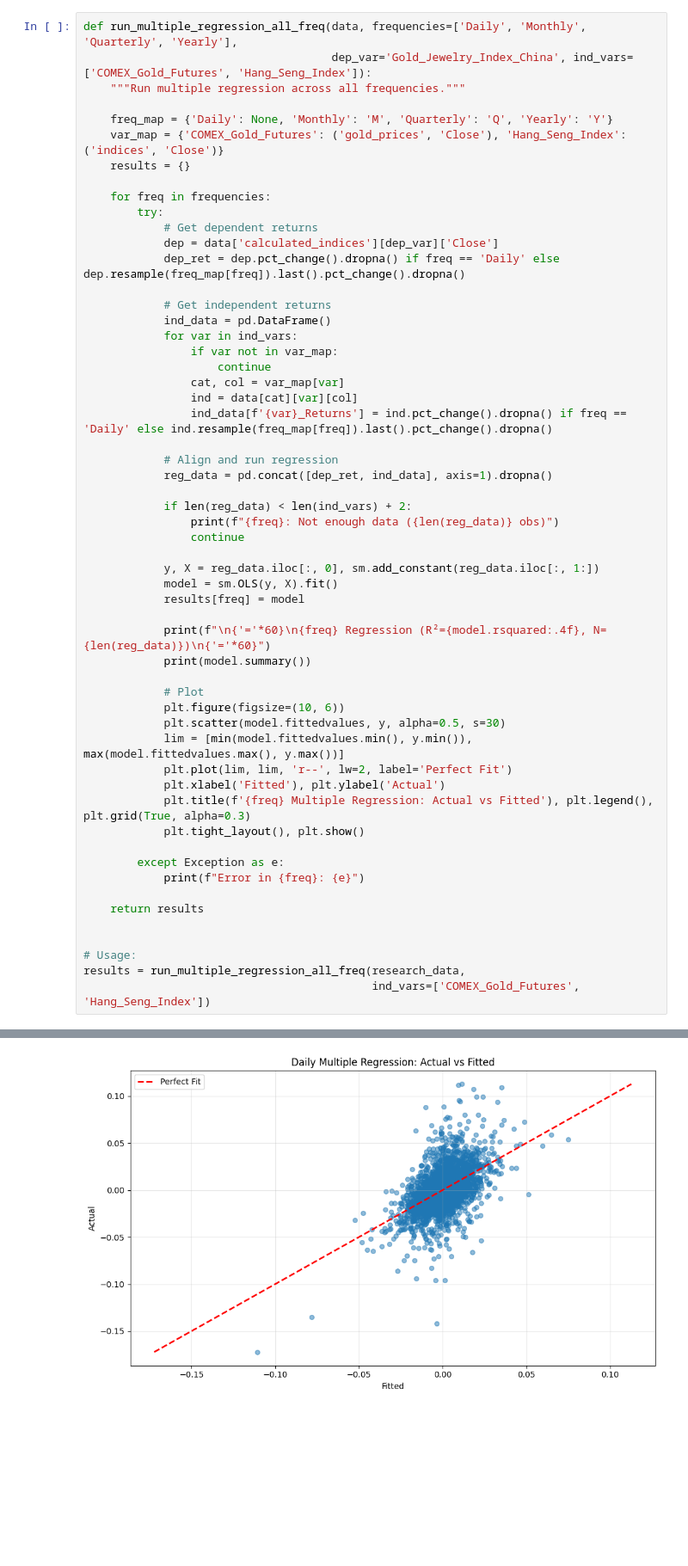
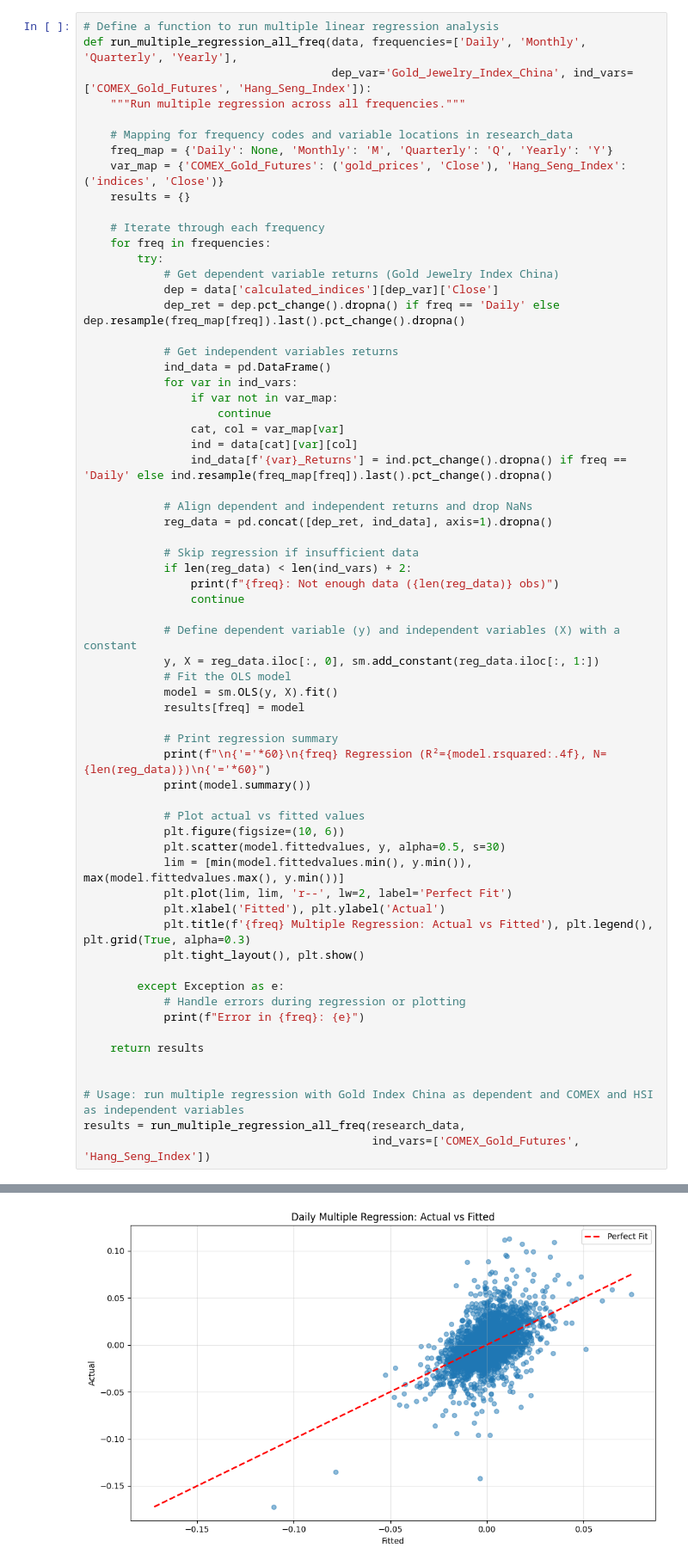
Before and after one commit to jh9553-commits/The-relation-between-Chinese-Gold-Jewelry-Company-stock-prices-and-Gold-Future-prices, a Jupyter notebook: Final_Midterm.ipynb, the cells around one changed output, grey strips where cells are left out. Shown at 86% size. Saved outputs shown, nothing was run; the diff lists cells and outputs as text; blank space fills up the shorter version.

```diff
--- a/Final_Midterm.ipynb
+++ b/Final_Midterm.ipynb
@@ -479,19 +528,22 @@ Notes:
 # %%
+# Define a function to run multiple linear regression analysis
 def run_multiple_regression_all_freq(data, frequencies=['Daily', 'Monthly', 'Quarterly', 'Yearly'],
                                      dep_var='Gold_Jewelry_Index_China', ind_vars=['COMEX_Gold_Futures', 'Hang_Seng_Index']):
     """Run multiple regression across all frequencies."""
 
+    # Mapping for frequency codes and variable locations in research_data
     freq_map = {'Daily': None, 'Monthly': 'M', 'Quarterly': 'Q', 'Yearly': 'Y'}
     var_map = {'COMEX_Gold_Futures': ('gold_prices', 'Close'), 'Hang_Seng_Index': ('indices', 'Close')}
     results = {}
 
+    # Iterate through each frequency
     for freq in frequencies:
         try:
-            # Get dependent returns
+            # Get dependent variable returns (Gold Jewelry Index China)
             dep = data['calculated_indices'][dep_var]['Close']
             dep_ret = dep.pct_change().dropna() if freq == 'Daily' else dep.resample(freq_map[freq]).last().pct_change().dropna()
 
-            # Get independent returns
+            # Get independent variables returns
             ind_data = pd.DataFrame()
             for var in ind_vars:
                 if var not in var_map:
@@ -500,36 +552,41 @@ def run_multiple_regression_all_freq(data, frequencies=['Daily', 'Monthly', 'Qua
                 ind = data[cat][var][col]
                 ind_data[f'{var}_Returns'] = ind.pct_change().dropna() if freq == 'Daily' else ind.resample(freq_map[freq]).last().pct_change().dropna()
 
-            # Align and run regression
+            # Align dependent and independent returns and drop NaNs
             reg_data = pd.concat([dep_ret, ind_data], axis=1).dropna()
 
+            # Skip regression if insufficient data
             if len(reg_data) < len(ind_vars) + 2:
                 print(f"{freq}: Not enough data ({len(reg_data)} obs)")
                 continue
 
+            # Define dependent variable (y) and independent variables (X) with a constant
             y, X = reg_data.iloc[:, 0], sm.add_constant(reg_data.iloc[:, 1:])
+            # Fit the OLS model
             model = sm.OLS(y, X).fit()
             results[freq] = model
 
+            # Print regression summary
             print(f"\n{'='*60}\n{freq} Regression (R²={model.rsquared:.4f}, N={len(reg_data)})\n{'='*60}")
             print(model.summary())
 
-            # Plot
+            # Plot actual vs fitted values
             plt.figure(figsize=(10, 6))
             plt.scatter(model.fittedvalues, y, alpha=0.5, s=30)
-            lim = [min(model.fittedvalues.min(), y.min()), max(model.fittedvalues.max(), y.max())]
+            lim = [min(model.fittedvalues.min(), y.min()), max(model.fittedvalues.max(), y.min())]
             plt.plot(lim, lim, 'r--', lw=2, label='Perfect Fit')
             plt.xlabel('Fitted'), plt.ylabel('Actual')
             plt.title(f'{freq} Multiple Regression: Actual vs Fitted'), plt.legend(), plt.grid(True, alpha=0.3)
             plt.tight_layout(), plt.show()
 
         except Exception as e:
+            # Handle errors during regression or plotting
             print(f"Error in {freq}: {e}")
 
     return results
 
 
-# Usage:
+# Usage: run multiple regression with Gold Index China as dependent and COMEX and HSI as independent variables
 results = run_multiple_regression_all_freq(research_data,
                                            ind_vars=['COMEX_Gold_Futures', 'Hang_Seng_Index'])
 # %% [output]
@@ -546,11 +603,11 @@ Time:                        02:26:59   Log-Likelihood:                 8571.6
 No. Observations:                3308   AIC:                        -1.714e+04
 Df Residuals:                    3305   BIC:                        -1.712e+04
 ... (13 lines left out)
 ==============================================================================
 
 Notes:
 [1] Standard Errors assume that the covariance matrix of the errors is correctly specified.
-[figure, old version]
+[figure, new version]
 ============================================================
 Monthly Regression (R²=0.3006, N=166)
 ============================================================
```
Also changed, not shown: parts of 19 cells of this notebook.
